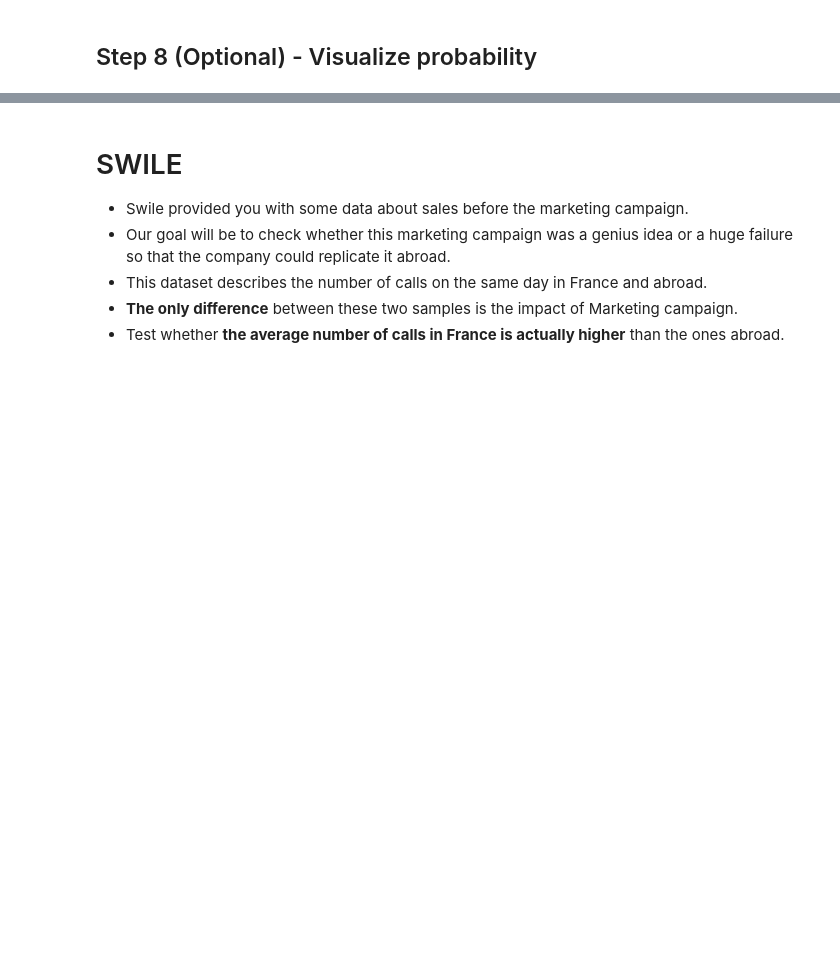
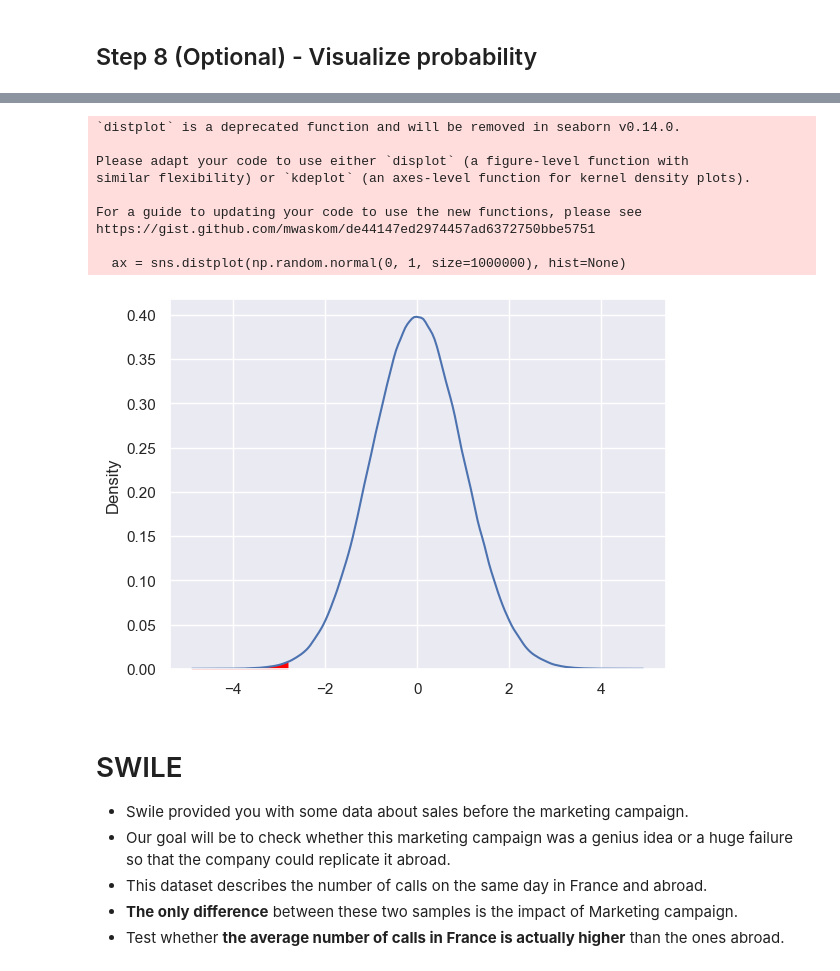
Before and after one commit to 40tude/Data_Essentials_Stage_Oct_2023, a Jupyter notebook: 02-Python-J2/stage_mes_solutions/Python_Jour_2_02_ApresMidi.ipynb, the cells around one changed output, grey strips where cells are left out. Saved outputs shown, nothing was run; the diff lists cells and outputs as text; code cells hidden in the pictures; blank space fills up the shorter version.

```diff
--- a/02-Python-J2/stage/Python_Jour_2_02_ApresMidi.ipynb
+++ b/02-Python-J2/stage_mes_solutions/Python_Jour_2_02_ApresMidi.ipynb
@@ -157,3 +175,39 @@ _ = ax.fill_between(x_values2, y_values2, 0, color="red", alpha=0.1)
+# %%
+# Le code proposé en solution sur Julie
+# En 2023 il génère pas mal de warnings
+
+# ! Faut aussi regarder le temps d'exécution
+# Ce code met 4 sec alors que le précédent met 0.1 sec...
+
+### Visualize area under curve
+import seaborn as sns
+
+# Displot from seaborn gives us a distribution from what is inside the parenthesis
+# np.random.normal simulates a normal distribution
+# hist=None simply stats that we don't want a histogram
+ax = sns.distplot(np.random.normal(0, 1, size=1000000), hist=None)
+
+# This is a mask that will let us filter only the values beyond z-score
+mask = ax.lines[0].get_xydata()[:, 0] < z_score ## Only modify the operator sign (<, >) depending on your problem
+
+# This will get the coordinates of all the data points beyon z-score
+x_area_under_curve = ax.lines[0].get_xydata()[:, 0][mask]
+y_area_under_curve = ax.lines[0].get_xydata()[:, 1][mask]
+
+# We finally fill the area with red
+ax.fill_between(x_area_under_curve, y_area_under_curve, color="red")
+plt.show()
+# %% [output]
+`distplot` is a deprecated function and will be removed in seaborn v0.14.0.
+
+Please adapt your code to use either `displot` (a figure-level function with
+similar flexibility) or `kdeplot` (an axes-level function for kernel density plots).
+
+For a guide to updating your code to use the new functions, please see
+https://gist.github.com/mwaskom/de44147ed2974457ad6372750bbe5751
+
+  ax = sns.distplot(np.random.normal(0, 1, size=1000000), hist=None)
+[figure, added]
 # %% [markdown]
 # SWILE
 
```
Also changed, not shown: parts of 23 cells of this notebook, 2 other files.
